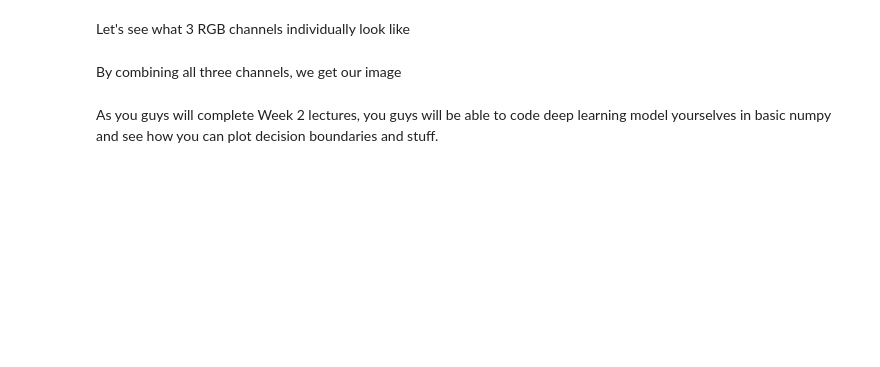
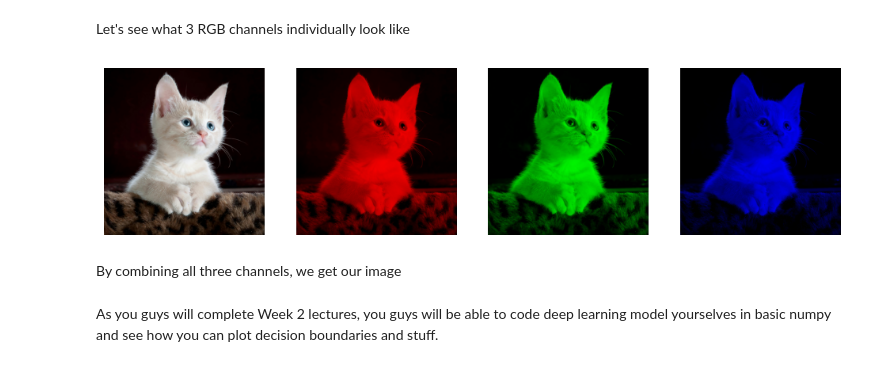
Before and after one commit to shubham282raj/SOC-Deep-Learning, a Jupyter notebook: 03_Matplotlib/assignment.ipynb, the cells around one changed output. Saved outputs shown, nothing was run; the diff lists cells and outputs as text; code cells hidden in the pictures; blank space fills up the shorter version.

```diff
--- a/03_Matplotlib/assignment.ipynb
+++ b/03_Matplotlib/assignment.ipynb
@@ -249,34 +273,38 @@ Let's see what 3 RGB channels individually look like
 # %%
 image = Image.open(image_url)
 # loading image in numpy array
 image_numpy = np.array(image)
 # getting each color channel by making a zero array and setting each channel
 image_numpy_channel_1 = np.zeros(image_numpy.shape, dtype=int)
 image_numpy_channel_1[:,:,0] = image_numpy[:,:,0]
 
 image_numpy_channel_2 = np.zeros(image_numpy.shape, dtype=int)
 image_numpy_channel_2[:,:,1] = image_numpy[:,:,1]
 
 image_numpy_channel_3 = np.zeros(image_numpy.shape, dtype=int)
 image_numpy_channel_3[:,:,2] = image_numpy[:,:,2]
 
 # creating a subplot
-fig, axs = plt.subplots(1, 4, figsize=(12, 3))
+fig, axs = plt.
+subplots(1, 4, figsize=(12, 3))
 
 # showing image on each subplot
 axs[0].imshow(image_numpy)
 axs[0].axis('off')
+
 
 axs[1].imshow(image_numpy_channel_1)
 axs[1].axis('off')
 
 axs[2].imshow(image_numpy_channel_2)
 axs[2].axis('off')
 
 axs[3].imshow(image_numpy_channel_3)
 axs[3].axis('off')
 
 plt.show()
+# %% [output]
+[figure, added]
 # %% [markdown]
 By combining all three channels, we get our image
 # %% [markdown]
```
Also changed, not shown: parts of 13 cells of this notebook, 3 other files.
